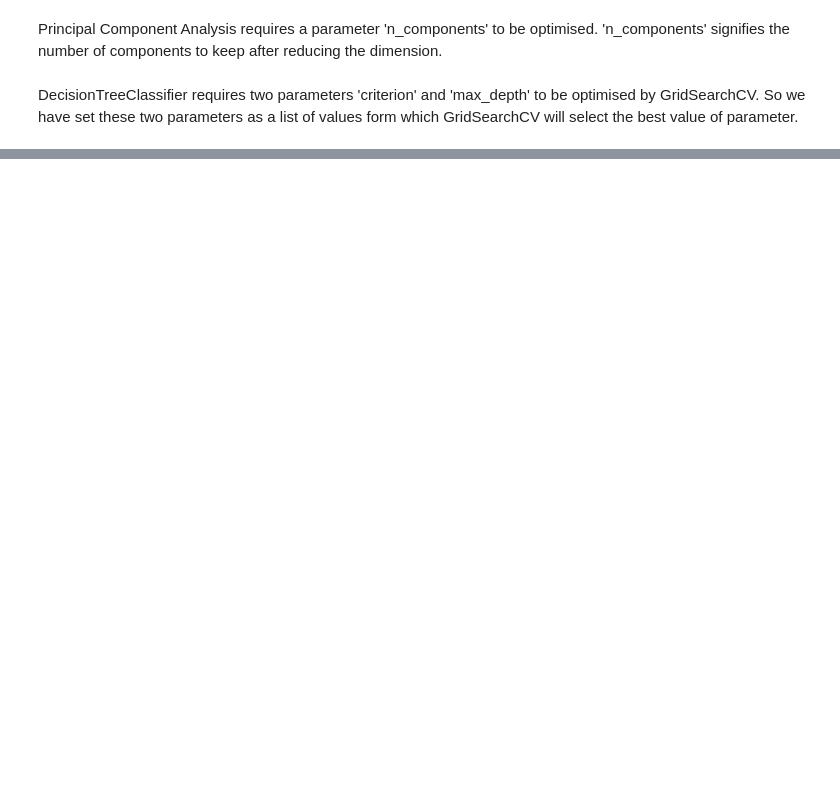
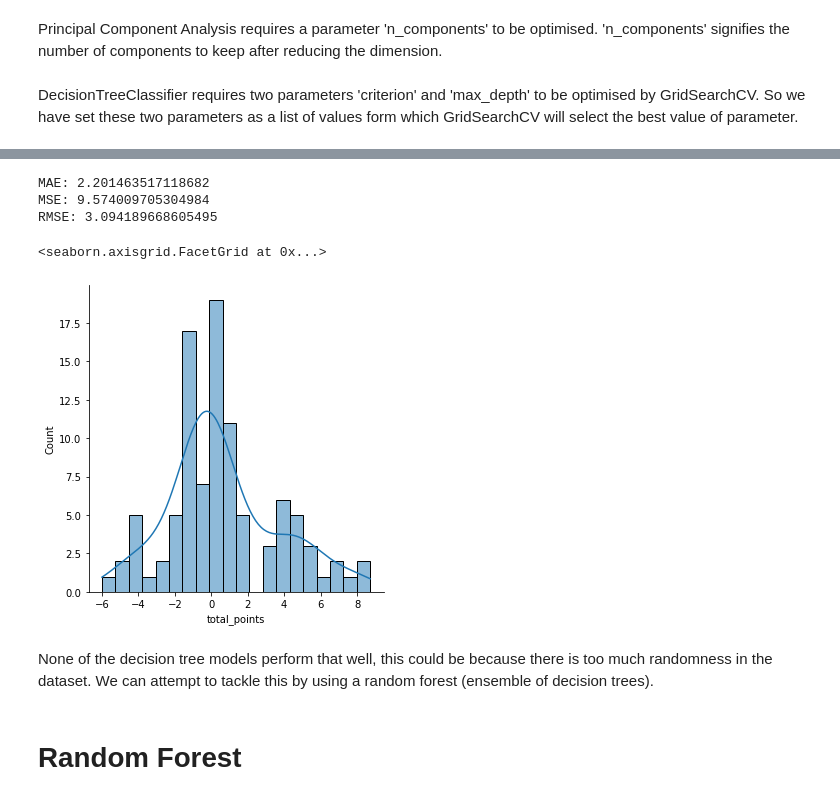
Before and after one commit to hledwards33/FPL_Predictive_Team_Selection, a Jupyter notebook: Goalkeeper Model.ipynb, the cells around one changed output, grey strips where cells are left out. Cells and saved outputs as stored; diff of their text form; code cells hidden in the pictures; blank space fills up the shorter version.

```diff
--- a/Goalkeeper Model.ipynb
+++ b/Goalkeeper Model.ipynb
@@ -642,0 +699,17 @@ print(); print(dtree_opt.best_estimator_.get_params()['dtree_opt'])
+# %%
+print('MAE:', metrics.mean_absolute_error(y_test_latest, predictions))
+print('MSE:', metrics.mean_squared_error(y_test_latest, predictions))
+print('RMSE:', np.sqrt(metrics.mean_squared_error(y_test_latest, predictions)))
+# %% [output]
+MAE: 2.201463517118682
+MSE: 9.574009705304984
+RMSE: 3.094189668605495
+# %%
+sns.displot((y_test_latest-predictions),bins=20, kde=True)
+# %% [output]
+<seaborn.axisgrid.FacetGrid at 0x...>
+[figure, added]
+# %% [markdown]
+None of the decision tree models perform that well, this could be because there is too much randomness in the dataset. We can attempt to tackle this by using a random forest (ensemble of decision trees).
+# %% [markdown]
+<h1> Random Forest</h1>
```
Also changed, not shown: parts of 15 cells of this notebook.
